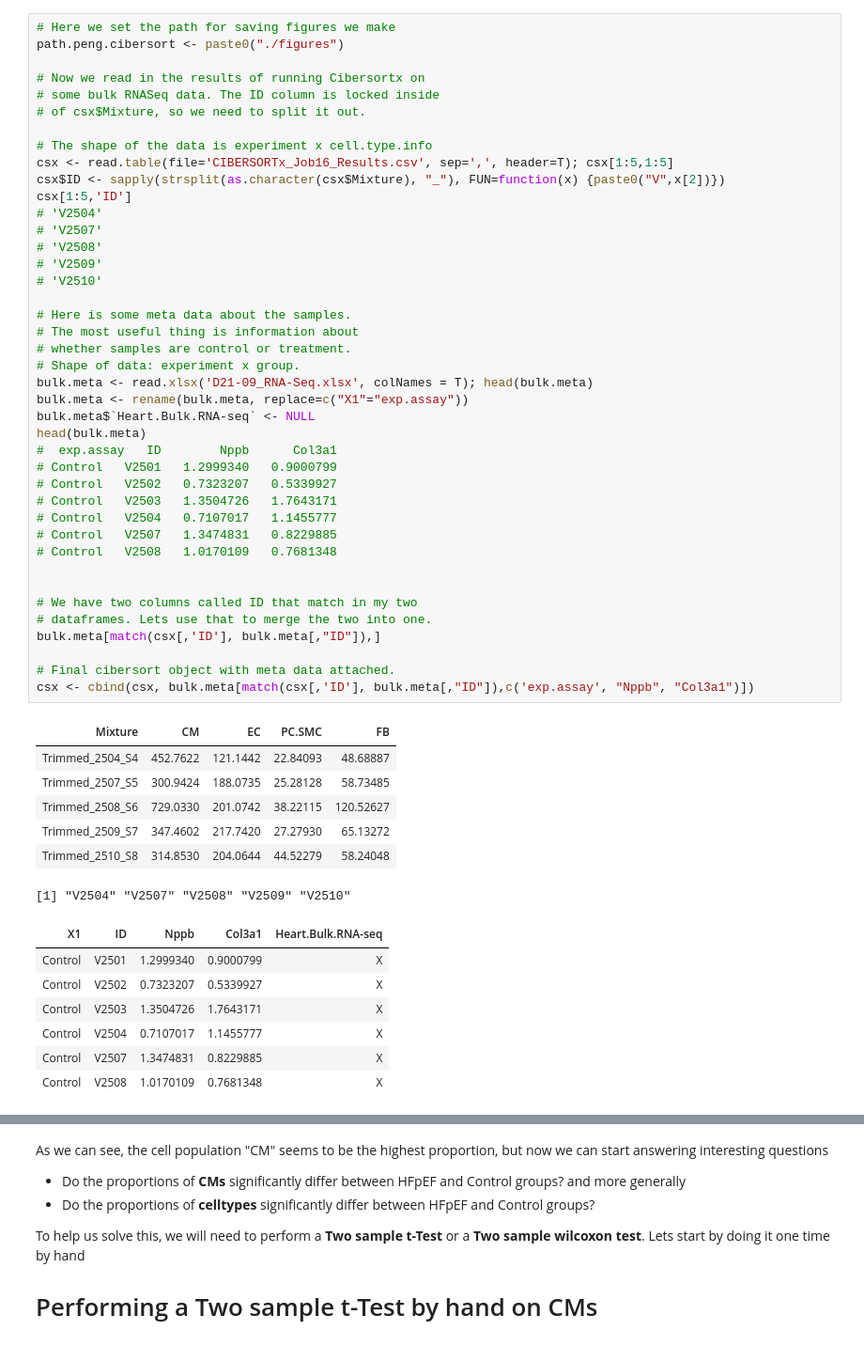
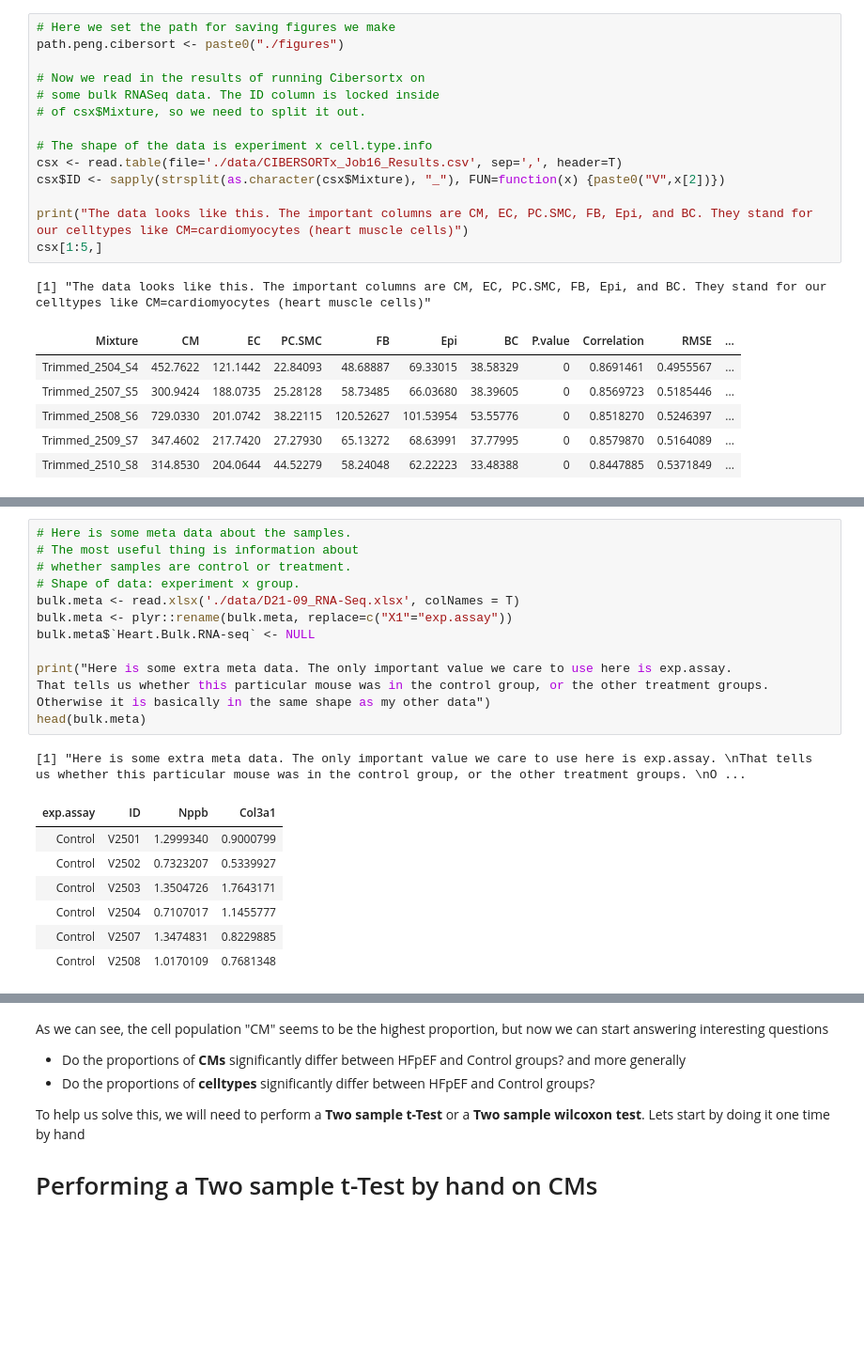
Before and after one commit to Matthew1309/Intuitions, a Jupyter notebook: Linear_regression/t-Test/t-Test.ipynb, the cells around one changed output, grey strips where cells are left out. Shown: that part at 94% size. Cells and saved outputs as stored; diff of their text form; blank space fills up the shorter version.

Commit message:
Reformats t-Test.ipynb to split up cells.
Adds a little more linearity and digestability I hope.

```diff
--- a/Linear_regression/t-Test/t-Test.ipynb
+++ b/Linear_regression/t-Test/t-Test.ipynb
@@ -315,56 +46,22 @@ data.stats %>%
 # %%
 # Here we set the path for saving figures we make
 path.peng.cibersort <- paste0("./figures")
 
 # Now we read in the results of running Cibersortx on
 # some bulk RNASeq data. The ID column is locked inside
 # of csx$Mixture, so we need to split it out.
 
 # The shape of the data is experiment x cell.type.info
-csx <- read.table(file='CIBERSORTx_Job16_Results.csv', sep=',', header=T); csx[1:5,1:5]
+csx <- read.table(file='./data/CIBERSORTx_Job16_Results.csv', sep=',', header=T)
 csx$ID <- sapply(strsplit(as.character(csx$Mixture), "_"), FUN=function(x) {paste0("V",x[2])})
-csx[1:5,'ID']
-# 'V2504'
-# 'V2507'
-# 'V2508'
-# 'V2509'
-# 'V2510'
 
-# Here is some meta data about the samples.
-# The most useful thing is information about
-# whether samples are control or treatment.
-# Shape of data: experiment x group.
-bulk.meta <- read.xlsx('D21-09_RNA-Seq.xlsx', colNames = T); head(bulk.meta)
-bulk.meta <- rename(bulk.meta, replace=c("X1"="exp.assay"))
-bulk.meta$`Heart.Bulk.RNA-seq` <- NULL
-head(bulk.meta)
-#  exp.assay   ID	     Nppb	   Col3a1
-# Control	V2501	1.2999340	0.9000799
-# Control	V2502	0.7323207	0.5339927
-# Control	V2503	1.3504726	1.7643171
-# Control	V2504	0.7107017	1.1455777
-# Control	V2507	1.3474831	0.8229885
-# Control	V2508	1.0170109	0.7681348
-
-
-# We have two columns called ID that match in my two
-# dataframes. Lets use that to merge the two into one.
-bulk.meta[match(csx[,'ID'], bulk.meta[,"ID"]),]
-
-# Final cibersort object with meta data attached.
-csx <- cbind(csx, bulk.meta[match(csx[,'ID'], bulk.meta[,"ID"]),c('exp.assay', "Nppb", "Col3a1")])
+print("The data looks like this. The important columns are CM, EC, PC.SMC, FB, Epi, and BC. They stand for our celltypes like CM=cardiomyocytes (heart muscle cells)")
+csx[1:5,]
 # %% [output]
+[1] "The data looks like this. The important columns are CM, EC, PC.SMC, FB, Epi, and BC. They stand for our celltypes like CM=cardiomyocytes (heart muscle cells)"
-| Mixture | CM | EC | PC.SMC | FB |
-| Trimmed_2504_S4 | 452.7622 | 121.1442 | 22.84093 | 48.68887 |
-| Trimmed_2507_S5 | 300.9424 | 188.0735 | 25.28128 | 58.73485 |
-| Trimmed_2508_S6 | 729.0330 | 201.0742 | 38.22115 | 120.52627 |
-| Trimmed_2509_S7 | 347.4602 | 217.7420 | 27.27930 | 65.13272 |
-| Trimmed_2510_S8 | 314.8530 | 204.0644 | 44.52279 | 58.24048 |
+| Mixture | CM | EC | PC.SMC | FB | Epi | BC | P.value | Correlation | RMSE | ... |
+| Trimmed_2504_S4 | 452.7622 | 121.1442 | 22.84093 | 48.68887 | 69.33015 | 38.58329 | 0 | 0.8691461 | 0.4955567 | ... |
+| Trimmed_2507_S5 | 300.9424 | 188.0735 | 25.28128 | 58.73485 | 66.03680 | 38.39605 | 0 | 0.8569723 | 0.5185446 | ... |
+| Trimmed_2508_S6 | 729.0330 | 201.0742 | 38.22115 | 120.52627 | 101.53954 | 53.55776 | 0 | 0.8518270 | 0.5246397 | ... |
+| Trimmed_2509_S7 | 347.4602 | 217.7420 | 27.27930 | 65.13272 | 68.63991 | 37.77995 | 0 | 0.8579870 | 0.5164089 | ... |
+| Trimmed_2510_S8 | 314.8530 | 204.0644 | 44.52279 | 58.24048 | 62.22223 | 33.48388 | 0 | 0.8447885 | 0.5371849 | ... |
-[1] "V2504" "V2507" "V2508" "V2509" "V2510"
-| X1 | ID | Nppb | Col3a1 | Heart.Bulk.RNA-seq |
-| Control | V2501 | 1.2999340 | 0.9000799 | X |
-| Control | V2502 | 0.7323207 | 0.5339927 | X |
-| Control | V2503 | 1.3504726 | 1.7643171 | X |
-| Control | V2504 | 0.7107017 | 1.1455777 | X |
-| Control | V2507 | 1.3474831 | 0.8229885 | X |
-| Control | V2508 | 1.0170109 | 0.7681348 | X |
@@ -394,0 +68,22 @@ csx <- cbind(csx, bulk.meta[match(csx[,'ID'], bulk.meta[,"ID"]),c('exp.assay', "
+# %%
+# Here is some meta data about the samples.
+# The most useful thing is information about
+# whether samples are control or treatment.
+# Shape of data: experiment x group.
+bulk.meta <- read.xlsx('./data/D21-09_RNA-Seq.xlsx', colNames = T)
+bulk.meta <- plyr::rename(bulk.meta, replace=c("X1"="exp.assay"))
+bulk.meta$`Heart.Bulk.RNA-seq` <- NULL
+
+print("Here is some extra meta data. The only important value we care to use here is exp.assay.
+That tells us whether this particular mouse was in the control group, or the other treatment groups.
+Otherwise it is basically in the same shape as my other data")
+head(bulk.meta)
+# %% [output]
+[1] "Here is some extra meta data. The only important value we care to use here is exp.assay. \nThat tells us whether this particular mouse was in the control group, or the other treatment groups. \nO ...
+| exp.assay | ID | Nppb | Col3a1 |
+| Control | V2501 | 1.2999340 | 0.9000799 |
+| Control | V2502 | 0.7323207 | 0.5339927 |
+| Control | V2503 | 1.3504726 | 1.7643171 |
+| Control | V2504 | 0.7107017 | 1.1455777 |
+| Control | V2507 | 1.3474831 | 0.8229885 |
+| Control | V2508 | 1.0170109 | 0.7681348 |
```
Also changed, not shown: parts of 18 cells of this notebook, 1 other file.
